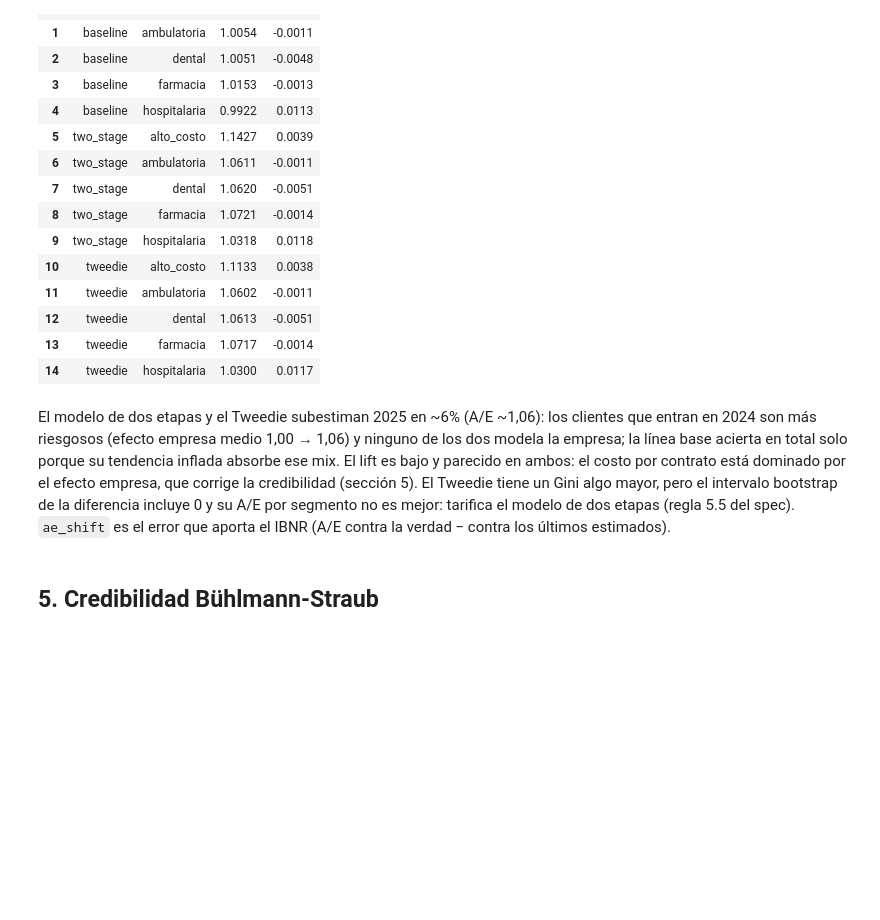
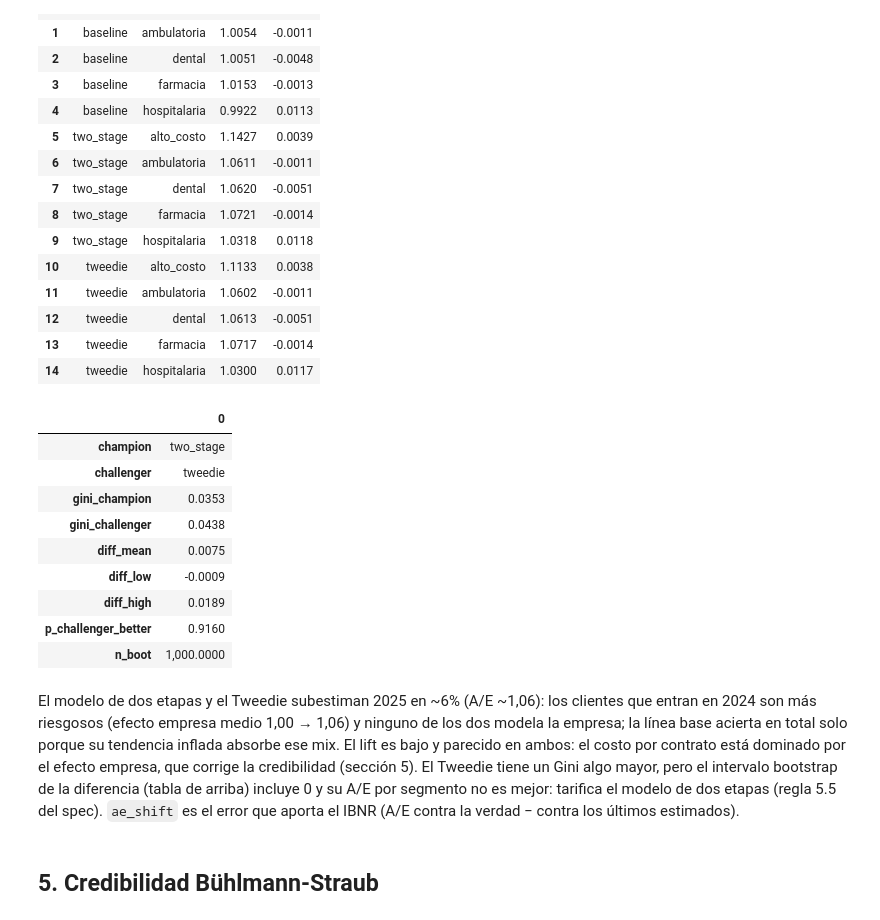
Before and after one commit to JulioPradenas/seguros-colectivos-renovacion, a Jupyter notebook: notebooks/02_validacion_modelo.ipynb, the cells around one changed output. Cells and saved outputs as stored; diff of their text form; code cells hidden in the pictures; blank space fills up the shorter version.

```diff
--- a/notebooks/02_validacion_modelo.ipynb
+++ b/notebooks/02_validacion_modelo.ipynb
@@ -307,12 +307,26 @@ pd.read_csv(VALIDATION / 'oot_truth_by_type.csv')[['model', 'claim_type', 'ae',
 | 12 | tweedie | dental | 1.0613 | -0.0051 |
 | 13 | tweedie | farmacia | 1.0717 | -0.0014 |
 | 14 | tweedie | hospitalaria | 1.0300 | 0.0117 |
+# %%
+# Regla de decisión 5.5: diferencia de Gini retador − campeón, remuestreando contratos (1.000 réplicas, IC 90%).
+con.execute('SELECT * FROM marts.mart_oot_gini_bootstrap').df().T
+# %% [output]
+|  | 0 |
+| champion | two_stage |
+| challenger | tweedie |
+| gini_champion | 0.0353 |
+| gini_challenger | 0.0438 |
+| diff_mean | 0.0075 |
+| diff_low | -0.0009 |
+| diff_high | 0.0189 |
+| p_challenger_better | 0.9160 |
+| n_boot | 1,000.0000 |
 # %% [markdown]
 El modelo de dos etapas y el Tweedie subestiman 2025 en ~6% (A/E ~1,06): los clientes que entran en 2024 son más
 riesgosos (efecto empresa medio 1,00 → 1,06) y ninguno de los dos modela la empresa; la línea base acierta en total
 solo porque su tendencia inflada absorbe ese mix. El lift es bajo y parecido en ambos: el costo por contrato está
 dominado por el efecto empresa, que corrige la credibilidad (sección 5). El Tweedie tiene un Gini algo mayor, pero el
-intervalo bootstrap de la diferencia incluye 0 y su A/E por segmento no es mejor: tarifica el modelo de dos etapas
+intervalo bootstrap de la diferencia (tabla de arriba) incluye 0 y su A/E por segmento no es mejor: tarifica el modelo de dos etapas
 (regla 5.5 del spec). `ae_shift` es el error que aporta el IBNR (A/E contra la verdad − contra los últimos estimados).
 # %% [markdown]
 ## 5. Credibilidad Bühlmann-Straub
```
Also changed, not shown: parts of 2 cells of this notebook, 1 other file.
